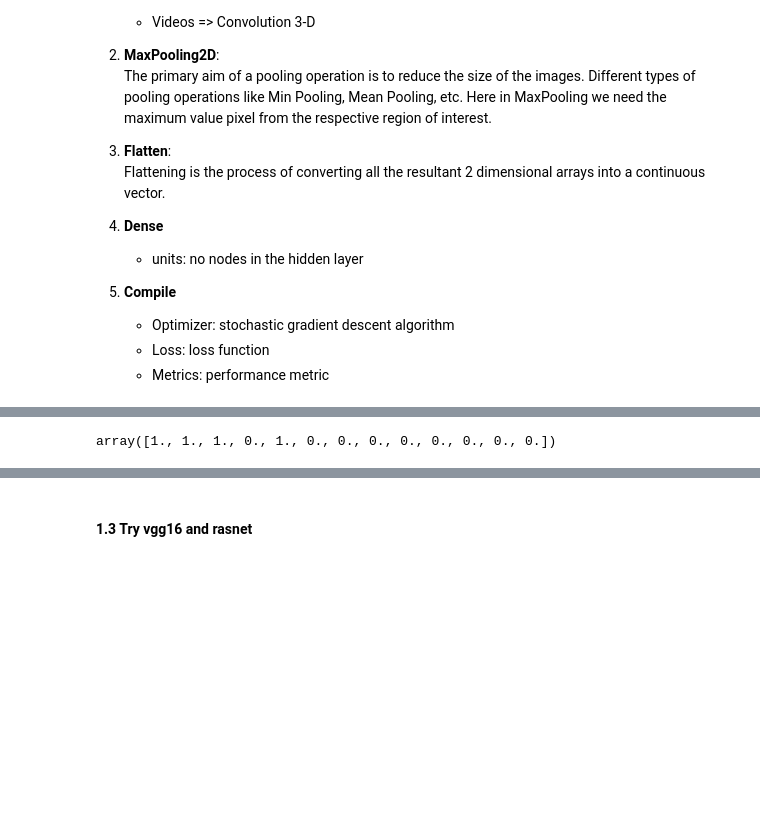
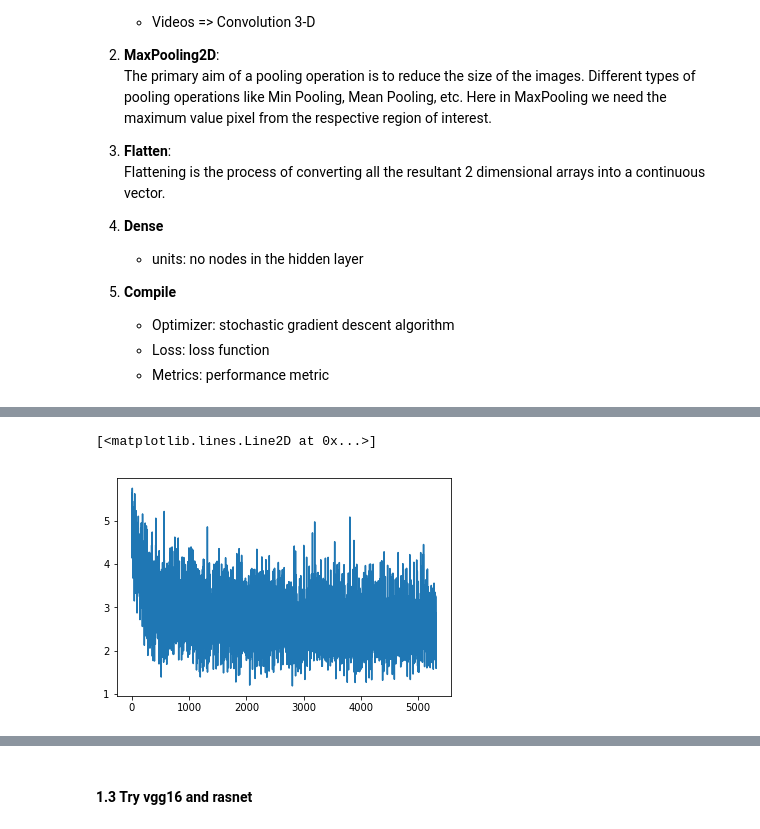
Before and after one commit to mumuxi15/02-Data-Science-Project, a Jupyter notebook: Multilabel image classification/Planet.ipynb, the cells around one changed output, grey strips where cells are left out. Drawn from its saved outputs; the diff is of its cells as text; code cells hidden in the pictures; blank space fills up the shorter version.

```diff
--- a/Multilabel image classification/Planet.ipynb
+++ b/Multilabel image classification/Planet.ipynb
@@ -389,10 +436,10 @@ cnn,X_train,y_train,X_test,y_test = c.train_model()
 # %%
 #SOPH: Increase Conv Units.
 # Consider adding more layers (so that your final conv layer is close to 2x2)
 # add dropout. even if your model is overfit, a small dropout helps (~5%)
 # (maybe) try replacing Flatten() with GlobalAvgPool()
-# class_weight= self.class_weight
+# X_train.shape,X_test.shape
+plt.plot(loss)
+# %% [output]
+[<matplotlib.lines.Line2D at 0x...>]
+[figure, added]
-# %%
-y_train2[1]
-# %% [output]
-array([1., 1., 1., 0., 1., 0., 0., 0., 0., 0., 0., 0., 0.])
```
Also changed, not shown: parts of 16 cells of this notebook, 2 other files.
